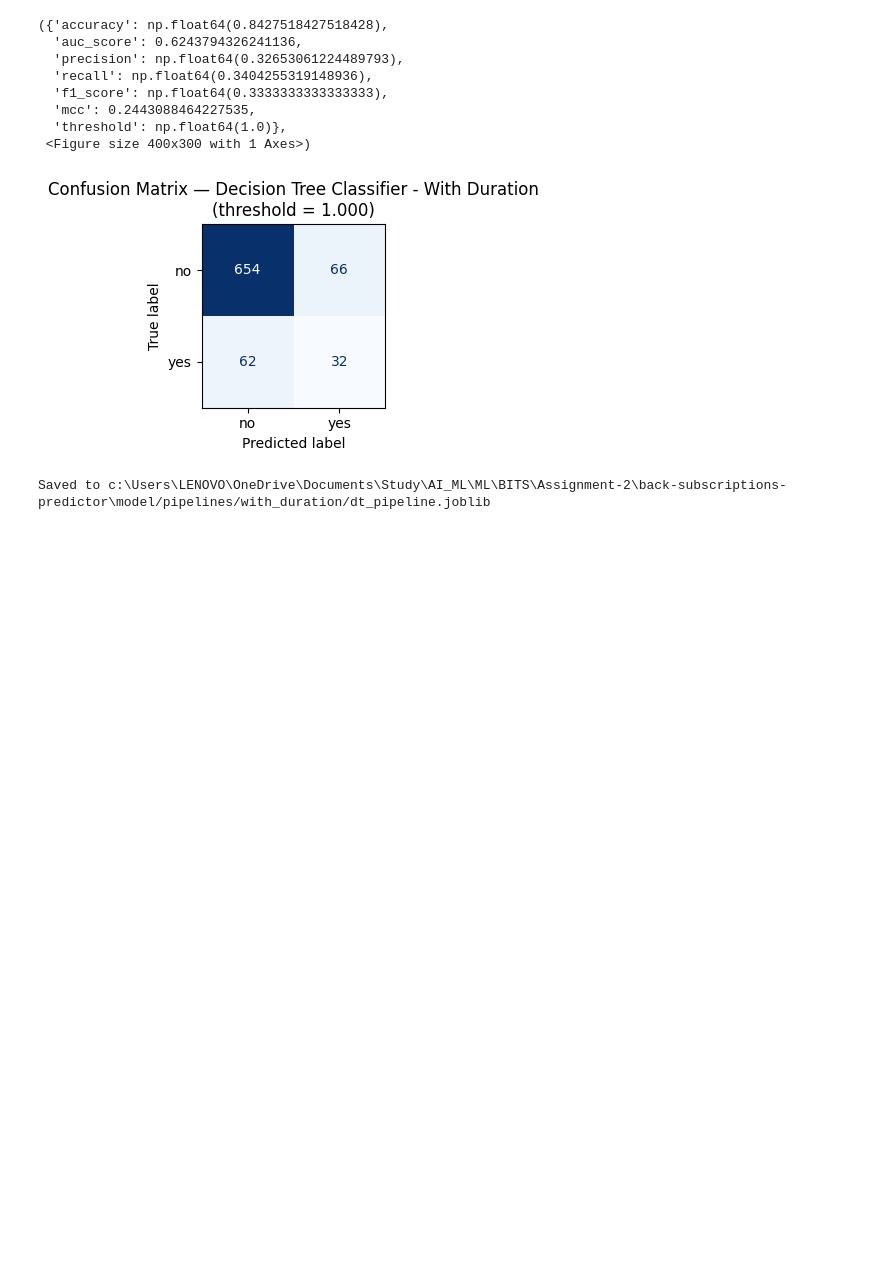
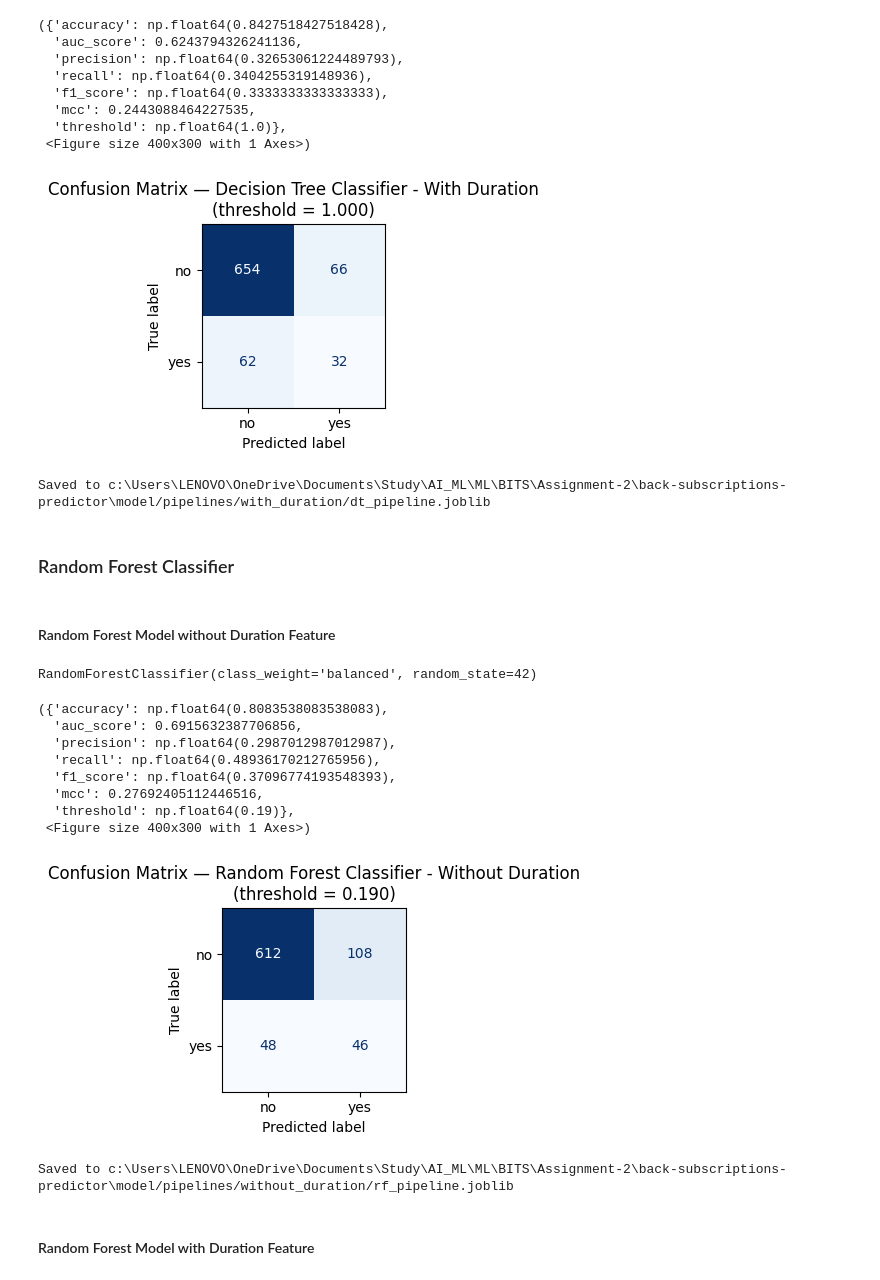
Before and after one commit to dustycoder-sayan/bank-subscriptions-predictor, a Jupyter notebook: model/bank_subscription_classifiers.ipynb, the cells around one changed output. Saved outputs shown, nothing was run; the diff lists cells and outputs as text; code cells hidden in the pictures; blank space fills up the shorter version.

Commit message:
Implemented Random Forest model with related Pipeline

```diff
--- a/model/bank_subscription_classifiers.ipynb
+++ b/model/bank_subscription_classifiers.ipynb
@@ -1116,3 +1116,73 @@ saved_loc = save_deployable_model(
 print(f"Saved to {saved_loc}")
 # %% [output]
 Saved to c:\Users\LENOVO\OneDrive\Documents\Study\AI_ML\ML\BITS\Assignment-2\back-subscriptions-predictor\model/pipelines/with_duration/dt_pipeline.joblib
+# %% [markdown]
+### Random Forest Classifier
+# %% [markdown]
+#### Random Forest Model without Duration Feature
+# %%
+rf_without_duration = RandomForestClassifier(class_weight="balanced", random_state=42)
+# %%
+rf_classifier_without_duration, _ = build_model(
+    rf_without_duration,
+    X_train_without_duration,
+    y_train,
+    requires_scaling=False
+)
+
+# Select a classification threshold using ONLY training data (via out-of-fold
+# CV probabilities), so the test set stays untouched until final evaluation.
+rf_threshold_without_duration = find_best_threshold_cv(
+    rf_without_duration,
+    X_train_without_duration,
+    y_train,
+    requires_scaling=False
+)
+
+rf_classifier_without_duration
+# %% [output]
+RandomForestClassifier(class_weight='balanced', random_state=42)
+# %%
+# Getting y_scores; y_pred is now derived inside get_evaluation_metrics using
+# the training-side tuned threshold rather than sklearn's hardcoded 0.5 default.
+rf_y_score_without_duration = rf_classifier_without_duration.predict_proba(X_test_without_duration)[:, -1]
+# %%
+# Evaluation of Metrics
+rf_evaluation_metrics_without_duration = get_evaluation_metrics(
+    "Random Forest Classifier - Without Duration",
+    y_test,
+    rf_y_score_without_duration,
+    threshold=rf_threshold_without_duration
+)
+rf_evaluation_metrics_without_duration[0], rf_evaluation_metrics_without_duration[2]
+# %% [output]
+({'accuracy': np.float64(0.8083538083538083),
+  'auc_score': 0.6915632387706856,
+  'precision': np.float64(0.2987012987012987),
+  'recall': np.float64(0.48936170212765956),
+  'f1_score': np.float64(0.37096774193548393),
+  'mcc': 0.27692405112446516,
+  'threshold': np.float64(0.19)},
+ <Figure size 400x300 with 1 Axes>)
+[figure, added]
+# %%
+# End-to-end deployable pipeline: raw input -> prediction.
+X_train_raw_without_duration = df_raw.loc[X_train_without_duration.index].drop(columns=["y", "duration"], errors="ignore")
+
+rf_pipeline_without_duration = build_deployable_pipeline(
+    classifier=rf_classifier_without_duration,
+    with_duration=False,
+)
+rf_pipeline_without_duration.fit(X_train_raw_without_duration, y_train)
+
+saved_loc = save_deployable_model(
+    pipeline=rf_pipeline_without_duration,
+    threshold=rf_threshold_without_duration,
+    model_name="rf",
+    with_duration=False
+)
+print(f"Saved to {saved_loc}")
+# %% [output]
+Saved to c:\Users\LENOVO\OneDrive\Documents\Study\AI_ML\ML\BITS\Assignment-2\back-subscriptions-predictor\model/pipelines/without_duration/rf_pipeline.joblib
+# %% [markdown]
+#### Random Forest Model with Duration Feature
```
Also changed, not shown: parts of 5 cells of this notebook, 2 other files.
